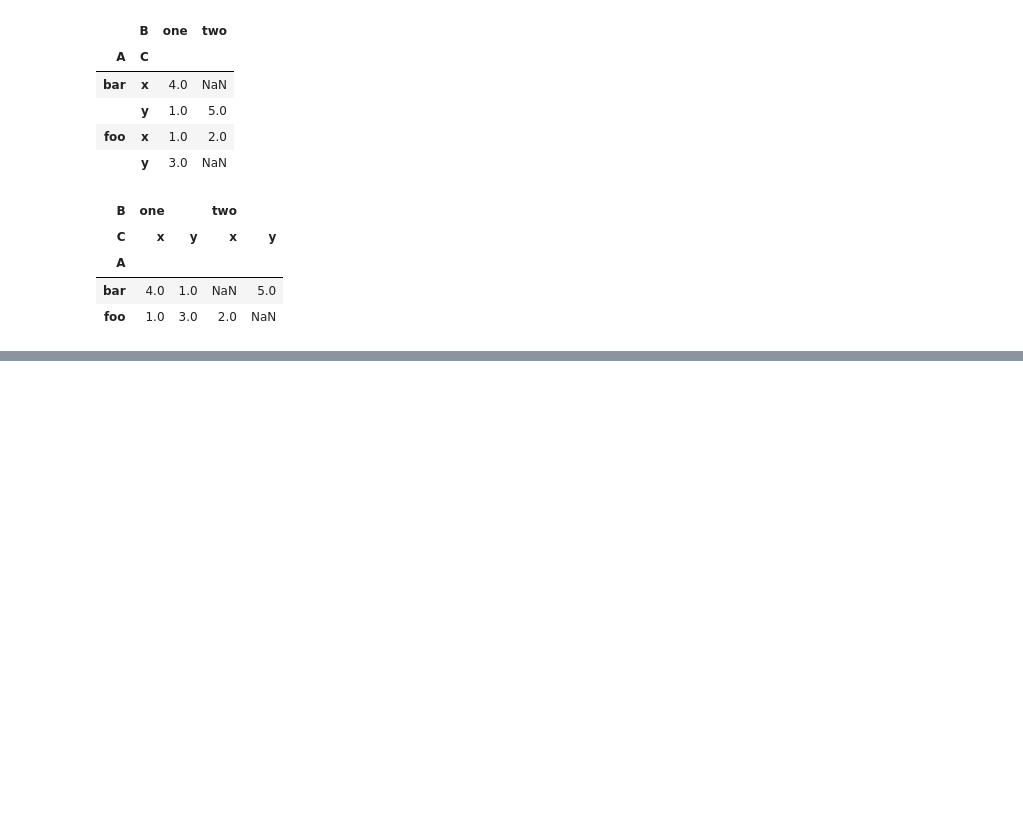
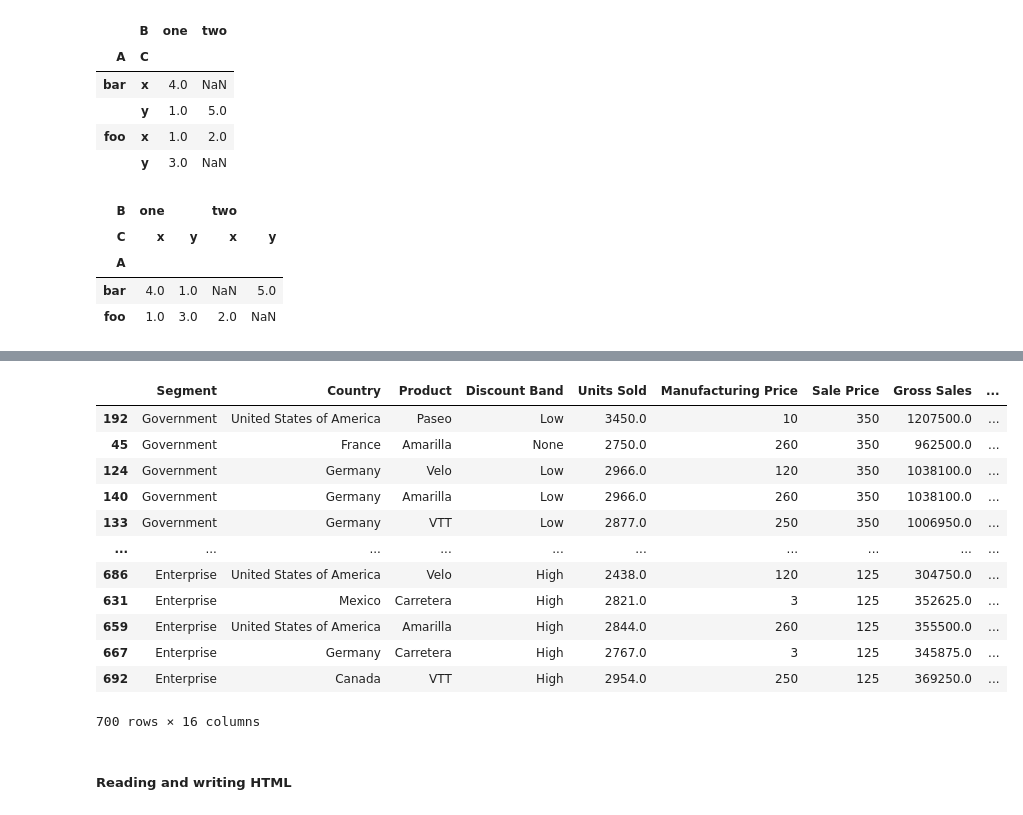
Before and after one commit to kamelCased/learningDataScience, a Jupyter notebook: Pandas.ipynb, the cells around one changed output, grey strips where cells are left out. Drawn from its saved outputs; the diff is of its cells as text; code cells hidden in the pictures; blank space fills up the shorter version.

Commit message:
Worked on Pandas notebook until input and output to csv, xls, html, sql

```diff
--- a/Pandas.ipynb
+++ b/Pandas.ipynb
@@ -1244,0 +1331,18 @@ df.pivot_table(values='D',index='A',columns=['B','C'])
+# %%
+# Sort the products by profits
+df = df.sort_values('Profit', ascending=False)
+df
+# %% [output]
+|  | Segment | Country | Product | Discount Band | Units Sold | Manufacturing Price | Sale Price | Gross Sales | ... |
+| 192 | Government | United States of America | Paseo | Low | 3450.0 | 10 | 350 | 1207500.0 | ... |
+| 45 | Government | France | Amarilla | None | 2750.0 | 260 | 350 | 962500.0 | ... |
+| 124 | Government | Germany | Velo | Low | 2966.0 | 120 | 350 | 1038100.0 | ... |
+| 140 | Government | Germany | Amarilla | Low | 2966.0 | 260 | 350 | 1038100.0 | ... |
+| 133 | Government | Germany | VTT | Low | 2877.0 | 250 | 350 | 1006950.0 | ... |
+| ... | ... | ... | ... | ... | ... | ... | ... | ... | ... |
+| 686 | Enterprise | United States of America | Velo | High | 2438.0 | 120 | 125 | 304750.0 | ... |
+| 631 | Enterprise | Mexico | Carretera | High | 2821.0 | 3 | 125 | 352625.0 | ... |
+| 659 | Enterprise | United States of America | Amarilla | High | 2844.0 | 260 | 125 | 355500.0 | ... |
+| 667 | Enterprise | Germany | Carretera | High | 2767.0 | 3 | 125 | 345875.0 | ... |
+| 692 | Enterprise | Canada | VTT | High | 2954.0 | 250 | 125 | 369250.0 | ... |
+700 rows × 16 columns
@@ -1244,0 +1352,2 @@ df.pivot_table(values='D',index='A',columns=['B','C'])
+# %% [markdown]
+##### Reading and writing HTML
```
Also changed, not shown: parts of 21 cells of this notebook, 7 other files.
